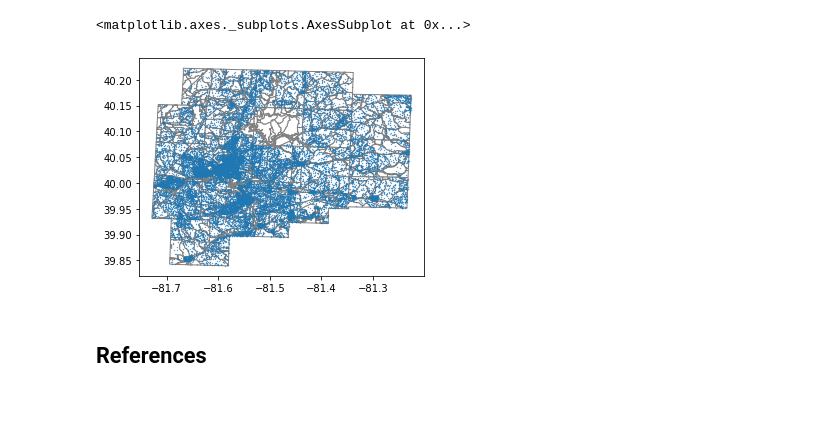
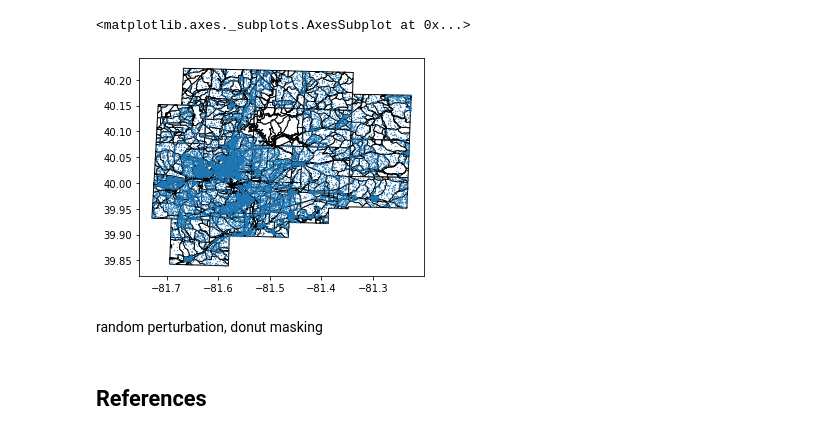
Before and after one commit to linyuehzzz/ucgis-iguide-geoprivacy, a Jupyter notebook: geomasking.ipynb, the cells around one changed output. Saved outputs shown, nothing was run; the diff lists cells and outputs as text; code cells hidden in the pictures; blank space fills up the shorter version.

```diff
--- a/geomasking.ipynb
+++ b/geomasking.ipynb
@@ -35,21 +20,21 @@ poly
 # %%
 import pandas as pd
 import geopandas as gpd
 
 filename_poly = 'data/tl_2020_39059_tabblock10.shp'
 poly = gpd.read_file(filename_poly)
 
 filename_df = 'data/guernsey_data.csv'
 df = pd.read_csv(filename_df)
-gdf = gpd.GeoDataFrame(
-    df, geometry=gpd.points_from_xy(x=df.lon, y=df.lat)
-)
+gdf = gpd.GeoDataFrame(df, geometry=gpd.points_from_xy(x=df.lon, y=df.lat))
 
-base = poly.plot(color='white', edgecolor='grey')
+base = poly.plot(color='white', edgecolor='black')
 gdf.plot(ax=base, markersize=0.1)
 # %% [output]
 <matplotlib.axes._subplots.AxesSubplot at 0x...>
-[figure, old version]
+[figure, new version]
+# %% [markdown]
+random perturbation,  donut masking
 # %% [markdown]
 <a id='ref'></a>
 ## References
```
Also changed, not shown: parts of 4 cells of this notebook.
